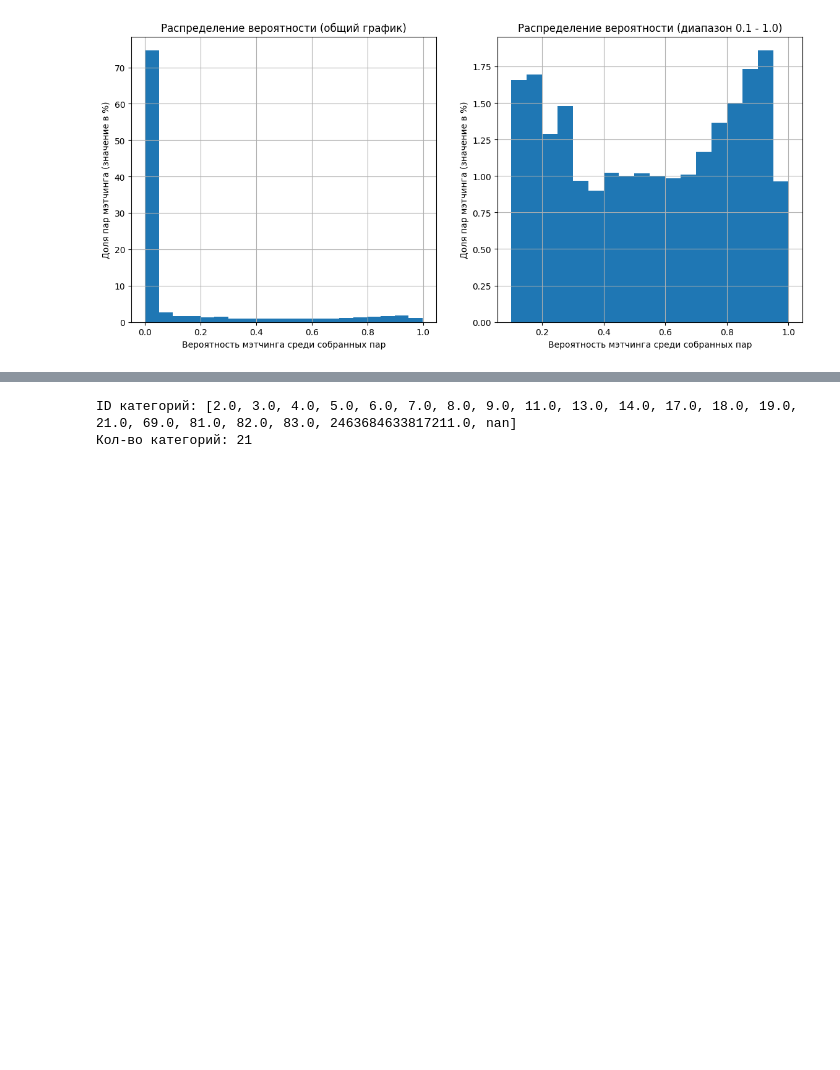
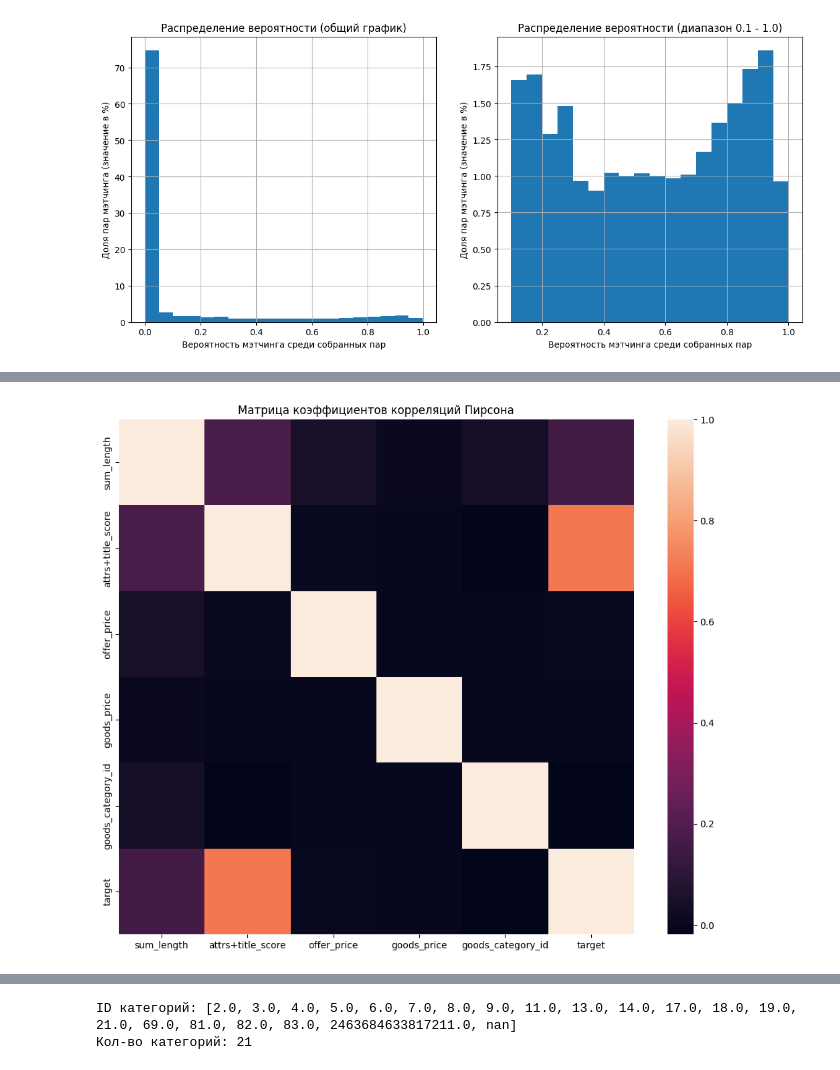
Before and after one commit to Danspers/Samokat.tech-Matching, a Jupyter notebook: Samokat.tech-Matching.ipynb, the cells around one changed output, grey strips where cells are left out. Drawn from its saved outputs; the diff is of its cells as text; code cells hidden in the pictures; blank space fills up the shorter version.

```diff
--- a/Samokat.tech-Matching.ipynb
+++ b/Samokat.tech-Matching.ipynb
@@ -174,0 +175,7 @@ plt.show()
+# %%
+# корреляция Пирсона
+f, ax = plt.subplots(figsize=(13, 10))
+sns.heatmap(train_df.loc[:, 'sum_length':'target'].corr(), square=True)
+plt.title('Матрица коэффициентов корреляций Пирсона');
+# %% [output]
+[figure, added]
```
Also changed, not shown: parts of 8 cells of this notebook.
